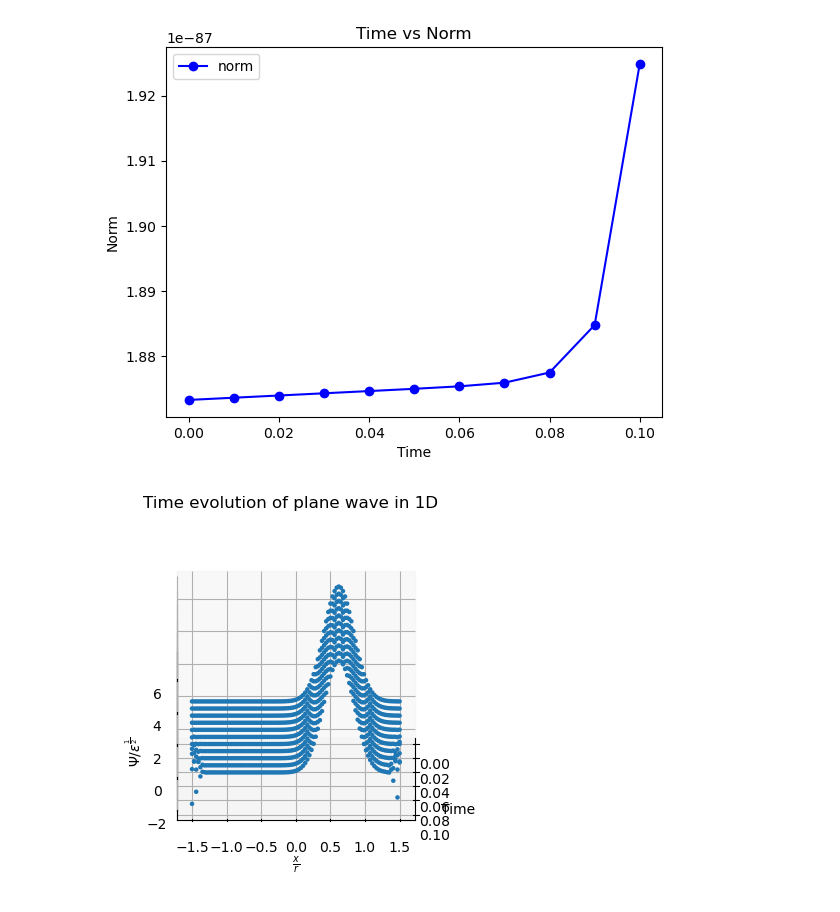
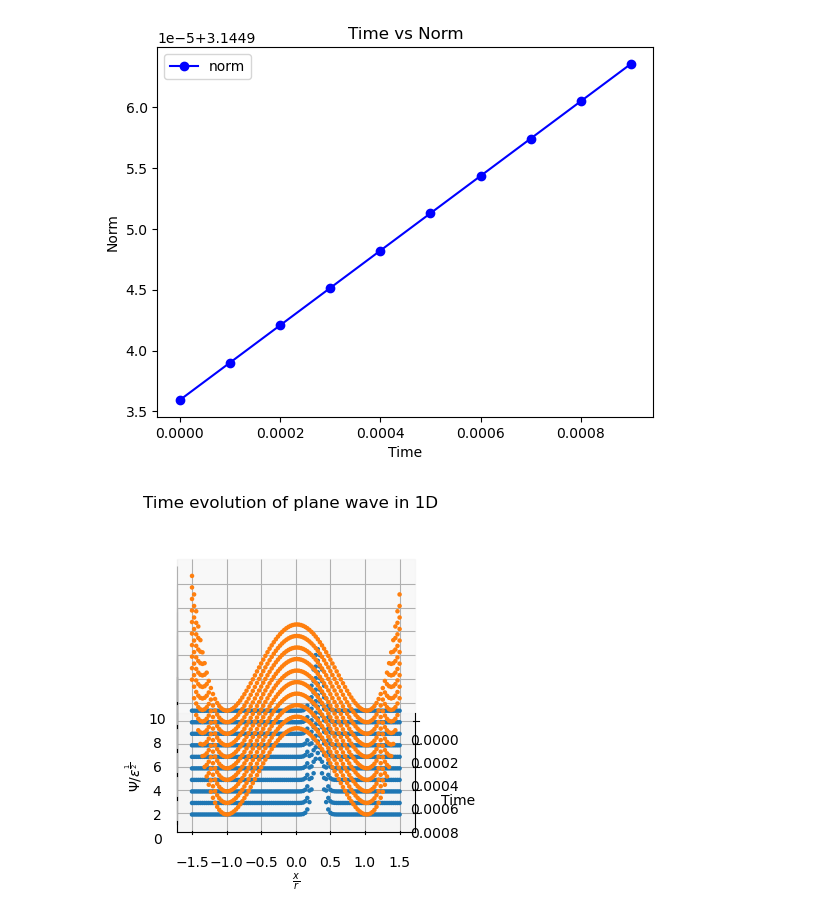
Before and after one commit to Quanta-Dan/comp_phys, a Jupyter notebook: time_evolution.ipynb, the cells around one changed output. Drawn from its saved outputs; the diff is of its cells as text; code cells hidden in the pictures.

Commit message:
extra graph time evo

```diff
--- a/time_evolution.ipynb
+++ b/time_evolution.ipynb
@@ -18,9 +18,9 @@ functions.mu = mu
 functions.epsilon_2 = epsilon_2
 
 # Initialize plane wave with according dimensions
-psi =  generate_gauss(np.array((20,)), np.array((20,)), 100)
+psi =  generate_gauss(np.array((0.1,)), np.array((10,)), 10)
 
-df = time_evolution(psi, integrator_euler, 0.01, 0.1)
+df = time_evolution(psi, integrator_euler, 0.0001, 0.001)
 df.head()
 # %% [output]
 |  | norm | exp_Etot | exp_Ekin | exp_Epot | exp_pos | indet_pos | time | function |
@@ -40,32 +40,37 @@ plt.title('Time vs Norm')
 # Display the plot
 plt.show()
 # %% [output]
-[figure, old version]
+[figure, new version]
 # %%
 from mpl_toolkits.mplot3d import Axes3D
 length = len(df)
 # Create a 3D plot
 fig = plt.figure()
 ax = fig.add_subplot(111, projection='3d')
 x_axis = np.linspace(-N/2,N/2,N)
 x_axis= x_axis*epsilon
 
 
+x = np.zeros((N,)*D)
+pot_psi = np.ones_like(x)
+potential = potential_function(pot_psi)
+
 # Scatter plot
-ax.view_init(elev=20, azim=0)
+ax.view_init(elev=30, azim=-0)
 ax.set_proj_type('ortho')
 for index, row in df.iterrows():
     time = row['time']
     function = row['function']
     ax.scatter(time, x_axis, function.real/epsilon**(0.5), marker = '.',color = 'C0', alpha = 1)
+    ax.scatter(time, x_axis, potential.real/epsilon**(0.5), marker = '.',color = 'C1', alpha = 1)
 
 # Set plot labels and title
 ax.set_xlabel('Time')
 ax.set_ylabel(r"$\frac{x}{r}$")
 ax.set_zlabel(r"$\Psi/ \varepsilon^{\frac{1}{2}}$")
 ax.set_title('Time evolution of plane wave in 1D')
 
 # Display the plot
 plt.show()
 # %% [output]
-[figure, old version]
+[figure, new version]
```
Also changed, not shown: parts of 1 cell of this notebook, 1 other file.
